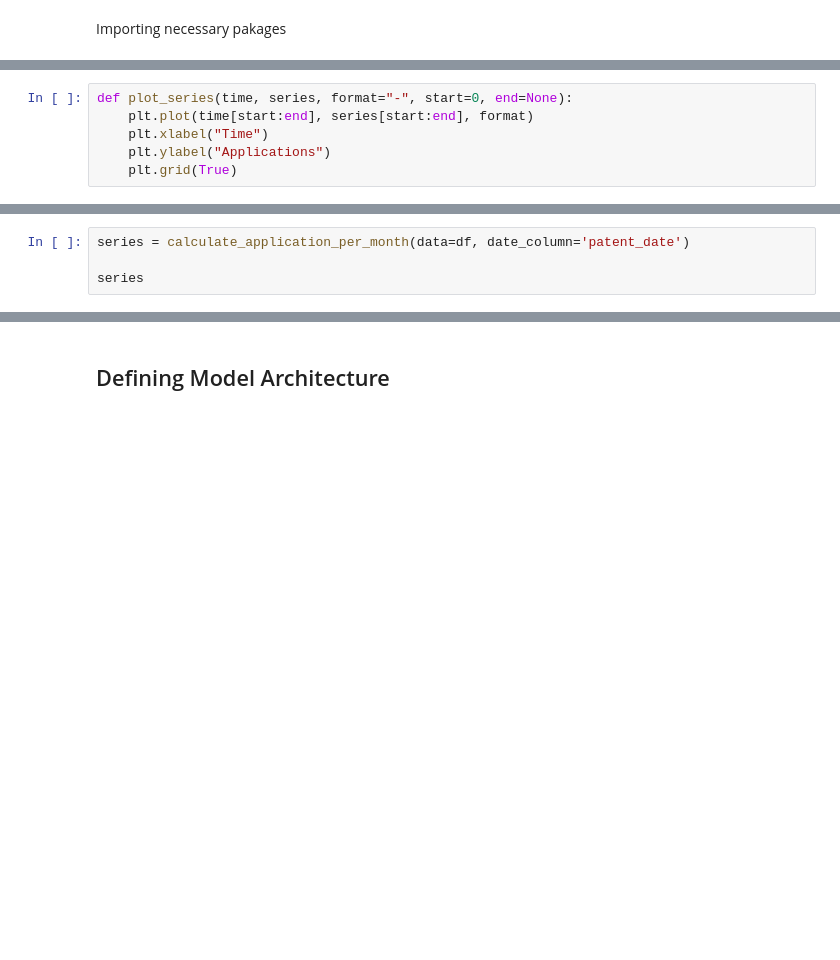
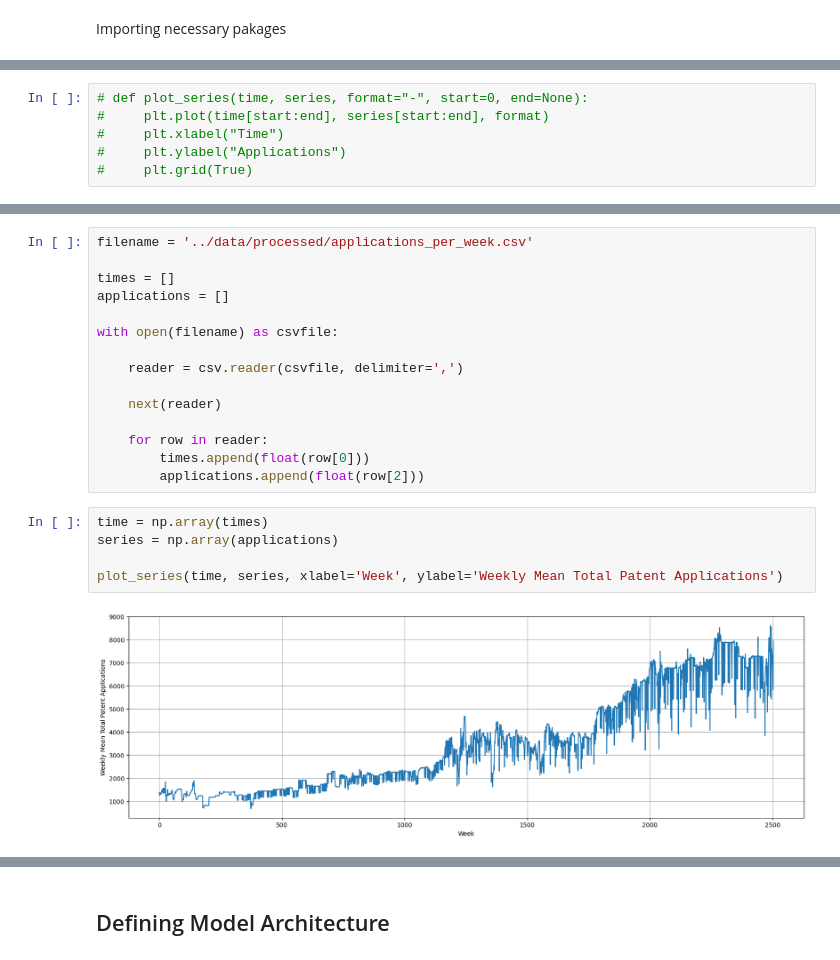
Before and after one commit to faridnec/forecasting-tech-adoption, a Jupyter notebook: models/forecast.ipynb, the cells around one changed output, grey strips where cells are left out. Drawn from its saved outputs; the diff is of its cells as text; blank space fills up the shorter version.

```diff
--- a/models/forecast.ipynb
+++ b/models/forecast.ipynb
@@ -46,6 +14,6 @@ dtype: object
 # %%
-def plot_series(time, series, format="-", start=0, end=None):
-    plt.plot(time[start:end], series[start:end], format)
-    plt.xlabel("Time")
-    plt.ylabel("Applications")
-    plt.grid(True)
+# def plot_series(time, series, format="-", start=0, end=None):
+#     plt.plot(time[start:end], series[start:end], format)
+#     plt.xlabel("Time")
+#     plt.ylabel("Applications")
+#     plt.grid(True)
@@ -74,4 +19,0 @@ def calculate_application_per_month(data: pd.DataFrame, date_column: str):
-# %%
-series = calculate_application_per_month(data=df, date_column='patent_date')
-
-series
@@ -101,0 +72,22 @@ def parse_data_from_dataframe(df):
+# %%
+filename = '../data/processed/applications_per_week.csv'
+
+times = []
+applications = []
+
+with open(filename) as csvfile:
+
+    reader = csv.reader(csvfile, delimiter=',')
+
+    next(reader)
+
+    for row in reader:
+        times.append(float(row[0]))
+        applications.append(float(row[2]))
+# %%
+time = np.array(times)
+series = np.array(applications)
+
+plot_series(time, series, xlabel='Week', ylabel='Weekly Mean Total Patent Applications')
+# %% [output]
+[figure, added]
```
Also changed, not shown: parts of 34 cells of this notebook, 5 other files.
